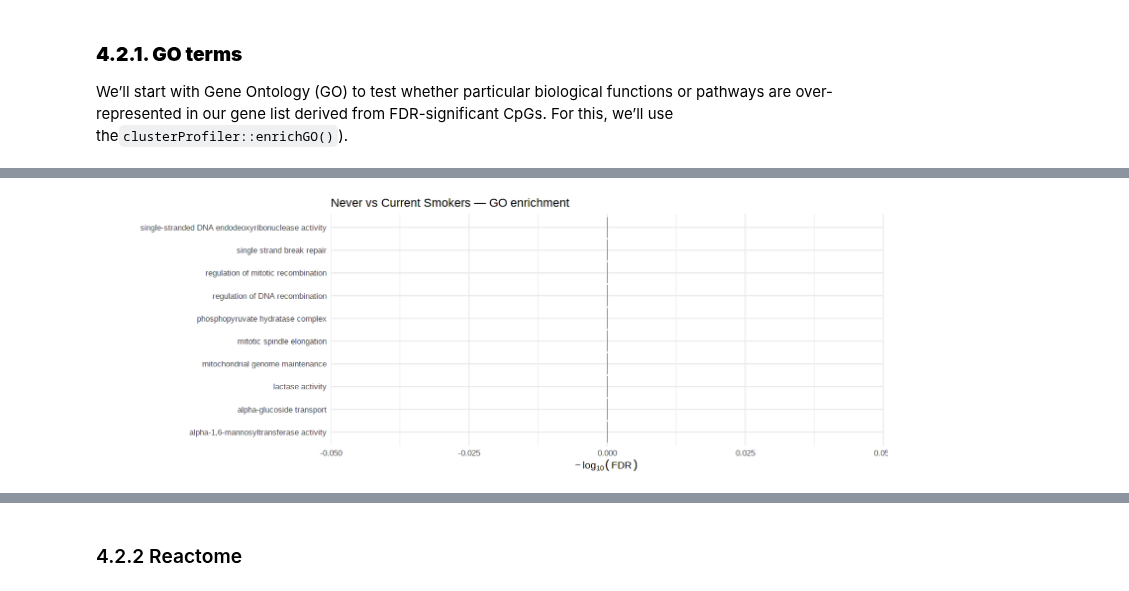
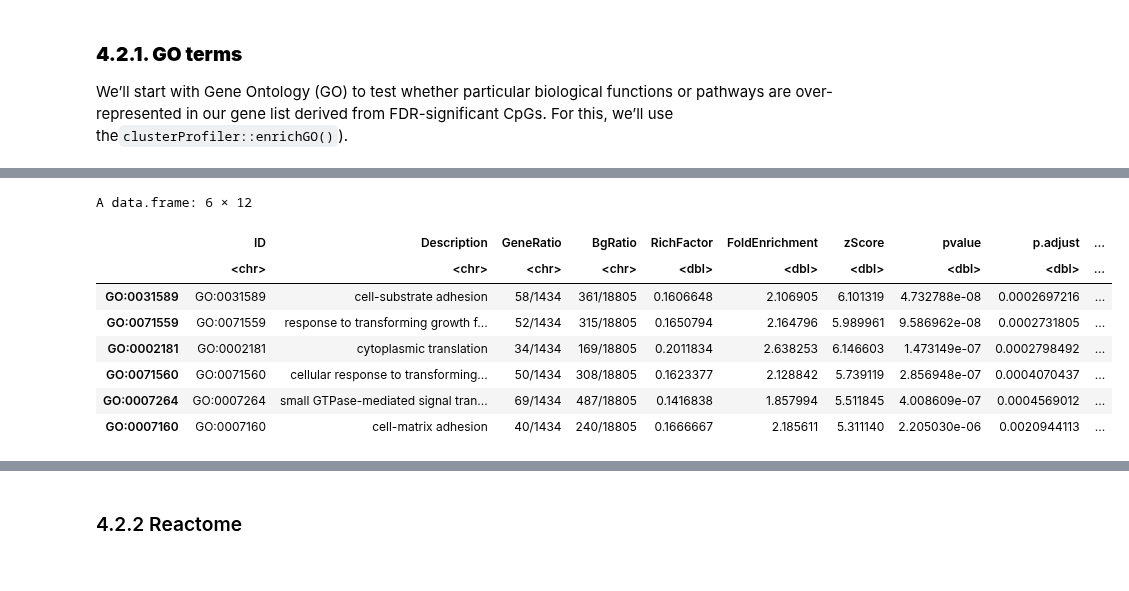
Before and after one commit to joanall/Hands-On-Epigenome-Wide-Analysis-EWAS-, a Jupyter notebook: ewas_tutorial.ipynb, the cells around one changed output, grey strips where cells are left out. Drawn from its saved outputs; the diff is of its cells as text; code cells hidden in the pictures.

```diff
--- a/ewas_tutorial.ipynb
+++ b/ewas_tutorial.ipynb
@@ -972,14 +973 @@ A data.frame: 6 × 6
-# %%
-# Take top 10 terms by FDR
-top_go <- results_enrich_go[order(results_enrich_go$FDR), ][1:10, ]
-
-# Plot
-ggplot(top_go, aes(x = reorder(TERM, FDR), y = -log10(FDR))) +
-  geom_col() +
-  coord_flip() +
-  labs(title = "Never vs Current Smokers — GO enrichment",
-       x = NULL, y = expression(-log[10]("FDR"))) +
-  theme_minimal(base_size = 12)
-# %% [output]
-[figure, removed]
 # %%
@@ -998 +982,15 @@ head(tab.go)
+# %%
+results_enrich_go_df  <- as.data.frame(results_enrich_go)
+results_enrich_go_df  <- subset(results_enrich_go_df, Count>5)
+head(results_enrich_go_df)
+# %% [output]
+A data.frame: 6 × 12
+|  | ID | Description | GeneRatio | BgRatio | RichFactor | FoldEnrichment | zScore | pvalue | p.adjust | ... |
+|  | <chr> | <chr> | <chr> | <chr> | <dbl> | <dbl> | <dbl> | <dbl> | <dbl> | ... |
+| GO:0031589 | GO:0031589 | cell-substrate adhesion | 58/1434 | 361/18805 | 0.1606648 | 2.106905 | 6.101319 | 4.732788e-08 | 0.0002697216 | ... |
+| GO:0071559 | GO:0071559 | response to transforming growth f... | 52/1434 | 315/18805 | 0.1650794 | 2.164796 | 5.989961 | 9.586962e-08 | 0.0002731805 | ... |
+| GO:0002181 | GO:0002181 | cytoplasmic translation | 34/1434 | 169/18805 | 0.2011834 | 2.638253 | 6.146603 | 1.473149e-07 | 0.0002798492 | ... |
+| GO:0071560 | GO:0071560 | cellular response to transforming... | 50/1434 | 308/18805 | 0.1623377 | 2.128842 | 5.739119 | 2.856948e-07 | 0.0004070437 | ... |
+| GO:0007264 | GO:0007264 | small GTPase-mediated signal tran... | 69/1434 | 487/18805 | 0.1416838 | 1.857994 | 5.511845 | 4.008609e-07 | 0.0004569012 | ... |
+| GO:0007160 | GO:0007160 | cell-matrix adhesion | 40/1434 | 240/18805 | 0.1666667 | 2.185611 | 5.311140 | 2.205030e-06 | 0.0020944113 | ... |
 # %%
```
Also changed, not shown: parts of 10 cells of this notebook.
